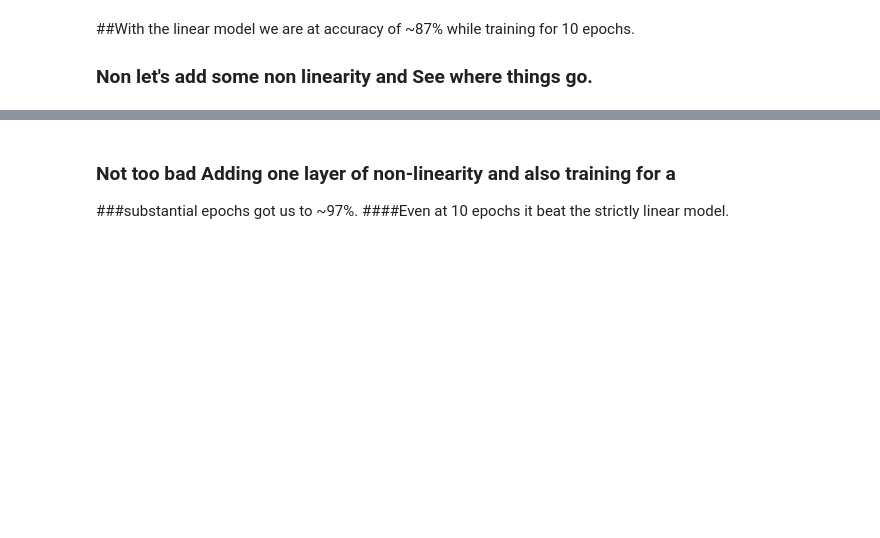
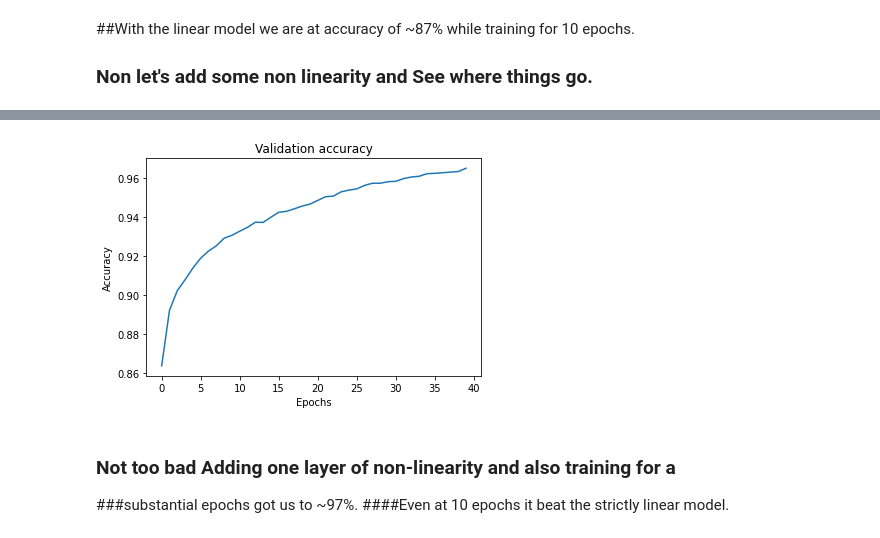
Before and after one commit to ishandahal/Fun_Projects, a Jupyter notebook: Mnist_full_digit_classification.ipynb, the cells around one changed output, grey strips where cells are left out. Cells and saved outputs as stored; diff of their text form; code cells hidden in the pictures; blank space fills up the shorter version.

```diff
--- a/Mnist_full_digit_classification.ipynb
+++ b/Mnist_full_digit_classification.ipynb
@@ -378,3 +460,10 @@ learn.fit(40, 1e-2)
+# %%
+plt.plot((L(learner.recorder.values)).itemgot(2))
+plt.title('Validation accuracy')
+plt.xlabel("Epochs")
+plt.ylabel("Accuracy");
+# %% [output]
+[figure, added]
 # %% [markdown]
 ### Not too bad Adding one layer of non-linearity and also training for a
 ###substantial epochs got us to ~97%.
```
Also changed, not shown: parts of 22 cells of this notebook.
